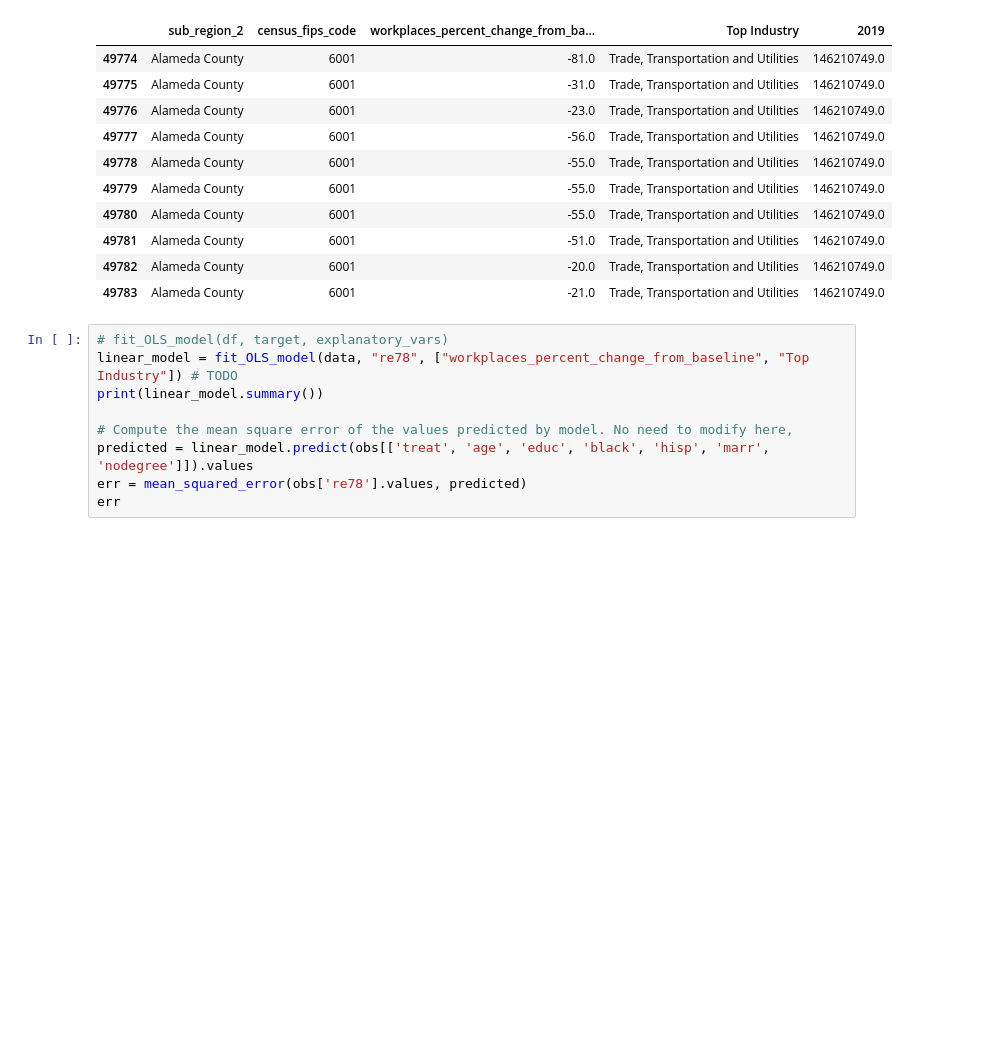
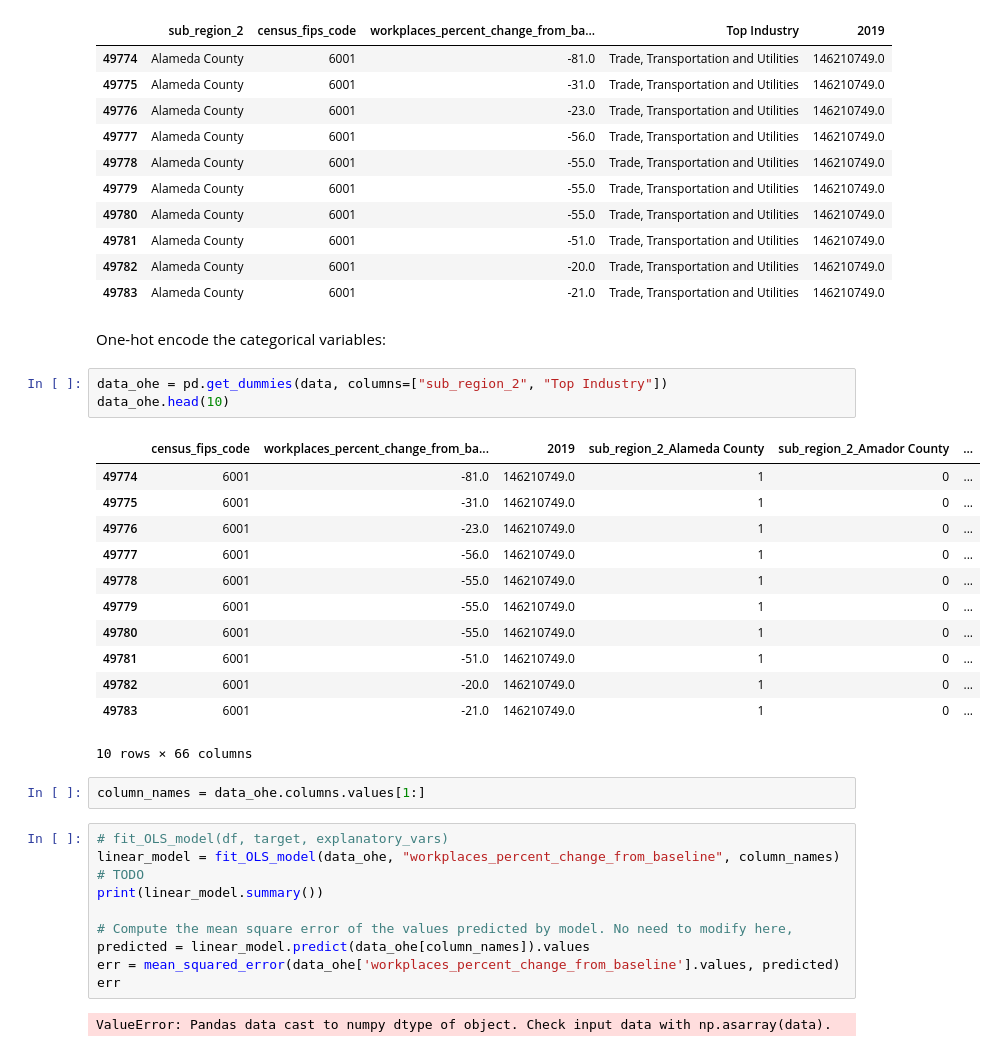
Before and after one commit to pkargupta/mobo102, a Jupyter notebook: Question 1 EDA.ipynb, the cells around one changed output. Drawn from its saved outputs; the diff is of its cells as text; blank space fills up the shorter version.

```diff
--- a/Question 1 EDA.ipynb
+++ b/Question 1 EDA.ipynb
@@ -552,12 +552,34 @@ data.head(10)
 | 49781 | Alameda County | 6001 | -51.0 | Trade, Transportation and Utilities | 146210749.0 |
 | 49782 | Alameda County | 6001 | -20.0 | Trade, Transportation and Utilities | 146210749.0 |
 | 49783 | Alameda County | 6001 | -21.0 | Trade, Transportation and Utilities | 146210749.0 |
+# %% [markdown]
+One-hot encode the categorical variables:
+# %%
+data_ohe = pd.get_dummies(data, columns=["sub_region_2", "Top Industry"])
+data_ohe.head(10)
+# %% [output]
+|  | census_fips_code | workplaces_percent_change_from_ba... | 2019 | sub_region_2_Alameda County | sub_region_2_Amador County | ... |
+| 49774 | 6001 | -81.0 | 146210749.0 | 1 | 0 | ... |
+| 49775 | 6001 | -31.0 | 146210749.0 | 1 | 0 | ... |
+| 49776 | 6001 | -23.0 | 146210749.0 | 1 | 0 | ... |
+| 49777 | 6001 | -56.0 | 146210749.0 | 1 | 0 | ... |
+| 49778 | 6001 | -55.0 | 146210749.0 | 1 | 0 | ... |
+| 49779 | 6001 | -55.0 | 146210749.0 | 1 | 0 | ... |
+| 49780 | 6001 | -55.0 | 146210749.0 | 1 | 0 | ... |
+| 49781 | 6001 | -51.0 | 146210749.0 | 1 | 0 | ... |
+| 49782 | 6001 | -20.0 | 146210749.0 | 1 | 0 | ... |
+| 49783 | 6001 | -21.0 | 146210749.0 | 1 | 0 | ... |
+10 rows × 66 columns
+# %%
+column_names = data_ohe.columns.values[1:]
 # %%
 # fit_OLS_model(df, target, explanatory_vars)
-linear_model = fit_OLS_model(data, "re78", ["workplaces_percent_change_from_baseline", "Top Industry"]) # TODO
+linear_model = fit_OLS_model(data_ohe, "workplaces_percent_change_from_baseline", column_names) # TODO
 print(linear_model.summary())
 
 # Compute the mean square error of the values predicted by model. No need to modify here,
-predicted = linear_model.predict(obs[['treat', 'age', 'educ', 'black', 'hisp', 'marr', 'nodegree']]).values
-err = mean_squared_error(obs['re78'].values, predicted)
+predicted = linear_model.predict(data_ohe[column_names]).values
+err = mean_squared_error(data_ohe['workplaces_percent_change_from_baseline'].values, predicted)
 err
+# %% [output]
+ValueError: Pandas data cast to numpy dtype of object. Check input data with np.asarray(data).
```
